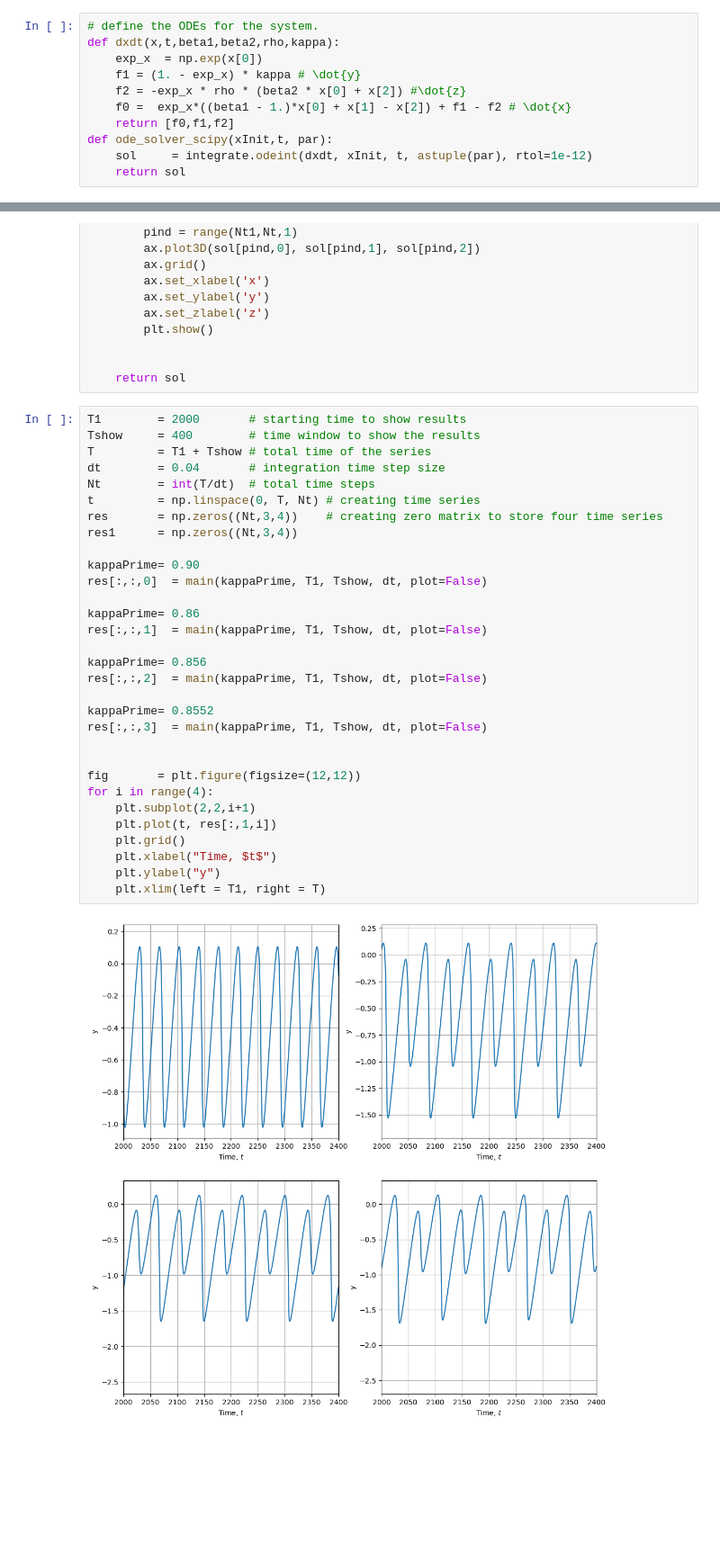
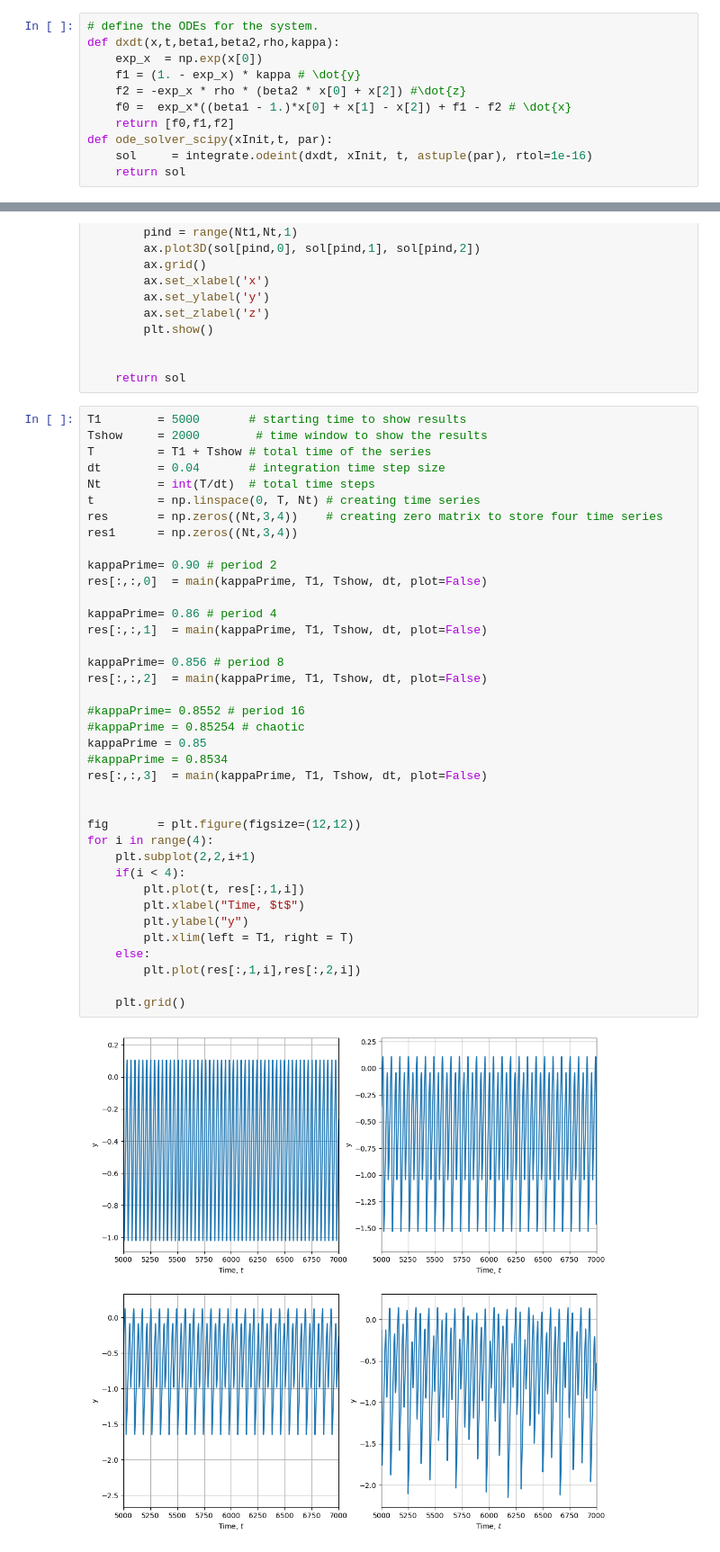
Before and after one commit to dunyuliu/Earth_From_Lab_To_Planet_Tutorials, a Jupyter notebook: Module2.2_TwoStateVariableRSFDeterministicChaos.ipynb, the cells around one changed output, grey strips where cells are left out. Shown at 90% size. Cells and saved outputs as stored; diff of their text form; blank space fills up the shorter version.

```diff
--- a/Module2.2_TwoStateVariableRSFDeterministicChaos.ipynb
+++ b/Module2.2_TwoStateVariableRSFDeterministicChaos.ipynb
@@ -79,7 +79,7 @@ def dxdt(x,t,beta1,beta2,rho,kappa):
     f0 =  exp_x*((beta1 - 1.)*x[0] + x[1] - x[2]) + f1 - f2 # \dot{x}
     return [f0,f1,f2]
 def ode_solver_scipy(xInit,t, par):
-    sol     = integrate.odeint(dxdt, xInit, t, astuple(par), rtol=1e-12)
+    sol     = integrate.odeint(dxdt, xInit, t, astuple(par), rtol=1e-16)
     return sol
 # %% [markdown]
 We want to test different $\kappa' = \kappa/\kappa_c$ values, so let's define a driver function.
@@ -109,38 +109,45 @@ def main(kappaPrime, T1, Tshow, dt, plot = True):
 
     return sol
 # %%
-T1        = 2000       # starting time to show results
-Tshow     = 400        # time window to show the results
+T1        = 5000       # starting time to show results
+Tshow     = 2000        # time window to show the results
 T         = T1 + Tshow # total time of the series
 dt        = 0.04       # integration time step size
 Nt        = int(T/dt)  # total time steps
 t         = np.linspace(0, T, Nt) # creating time series
 res       = np.zeros((Nt,3,4))    # creating zero matrix to store four time series
 res1      = np.zeros((Nt,3,4))
 
-kappaPrime= 0.90
+kappaPrime= 0.90 # period 2
 res[:,:,0]  = main(kappaPrime, T1, Tshow, dt, plot=False)
 
-kappaPrime= 0.86
+kappaPrime= 0.86 # period 4
 res[:,:,1]  = main(kappaPrime, T1, Tshow, dt, plot=False)
 
-kappaPrime= 0.856
+kappaPrime= 0.856 # period 8
 res[:,:,2]  = main(kappaPrime, T1, Tshow, dt, plot=False)
 
-kappaPrime= 0.8552
+#kappaPrime= 0.8552 # period 16
+#kappaPrime = 0.85254 # chaotic
+kappaPrime = 0.85
+#kappaPrime = 0.8534
 res[:,:,3]  = main(kappaPrime, T1, Tshow, dt, plot=False)
 
 
 fig       = plt.figure(figsize=(12,12))
 for i in range(4):
     plt.subplot(2,2,i+1)
-    plt.plot(t, res[:,1,i])
+    if(i < 4):
+        plt.plot(t, res[:,1,i])
+        plt.xlabel("Time, $t$")
+        plt.ylabel("y")
+        plt.xlim(left = T1, right = T)
+    else:
+        plt.plot(res[:,1,i],res[:,2,i])
+
     plt.grid()
-    plt.xlabel("Time, $t$")
-    plt.ylabel("y")
-    plt.xlim(left = T1, right = T)
 # %% [output]
-[figure, old version]
+[figure, new version]
 # %%
 # plot 3D phase space trajectories for the four cases.
 Nt1   = int(T1/dt)
```
Also changed, not shown: parts of 2 cells of this notebook, 2 other files.
